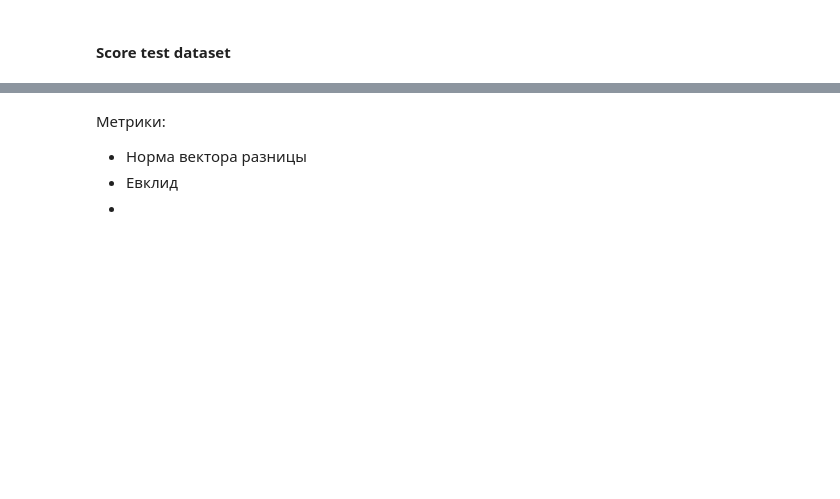
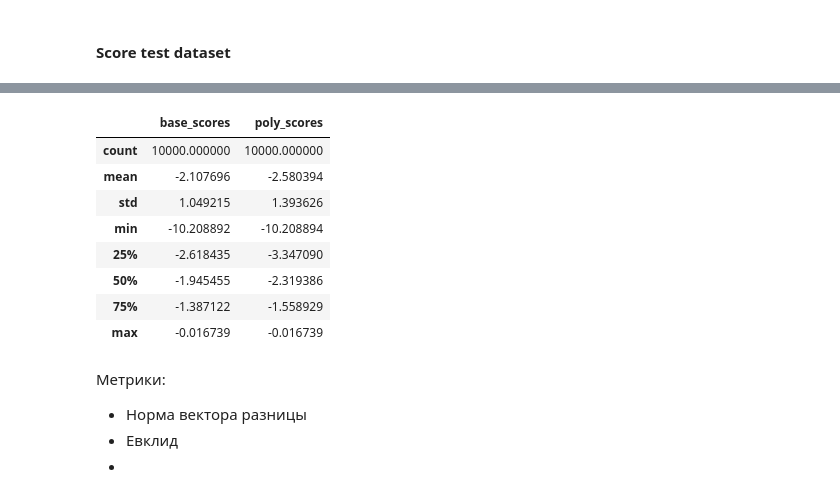
Before and after one commit to Xenomirant/ModularLM, a Jupyter notebook: analytics/bert_analytics.ipynb, the cells around one changed output, grey strips where cells are left out. Cells and saved outputs as stored; diff of their text form; code cells hidden in the pictures; blank space fills up the shorter version.

```diff
--- a/analytics/bert_analytics.ipynb
+++ b/analytics/bert_analytics.ipynb
@@ -249,3 +262,15 @@ base_scores, poly_scores, tkn_dict_base, tkn_dict_poly = ppl_mlm_score(mlm_model
+# %%
+df.describe()
+# %% [output]
+|  | base_scores | poly_scores |
+| count | 10000.000000 | 10000.000000 |
+| mean | -2.107696 | -2.580394 |
+| std | 1.049215 | 1.393626 |
+| min | -10.208892 | -10.208894 |
+| 25% | -2.618435 | -3.347090 |
+| 50% | -1.945455 | -2.319386 |
+| 75% | -1.387122 | -1.558929 |
+| max | -0.016739 | -0.016739 |
 # %%
 with open(f"./logs/model_epoch_10.pt", "wb") as f:
     pickle.dump(
```
Also changed, not shown: parts of 8 cells of this notebook, 2 other files.
